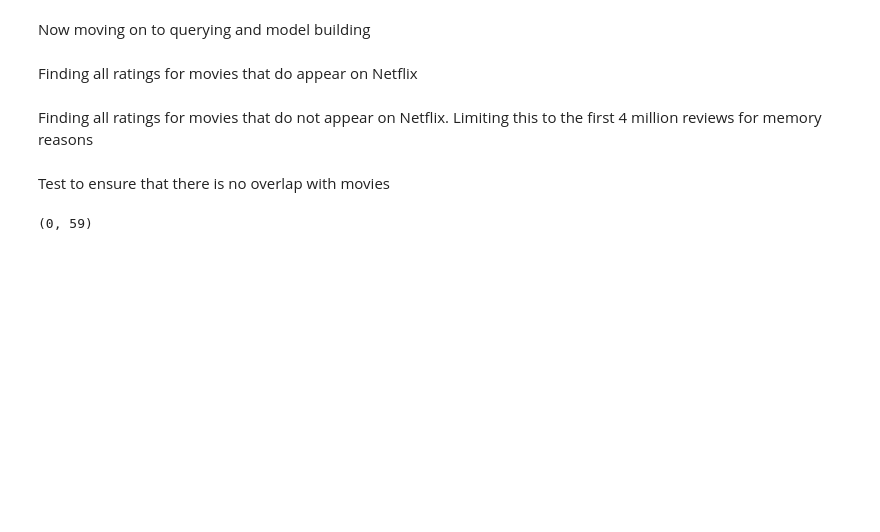
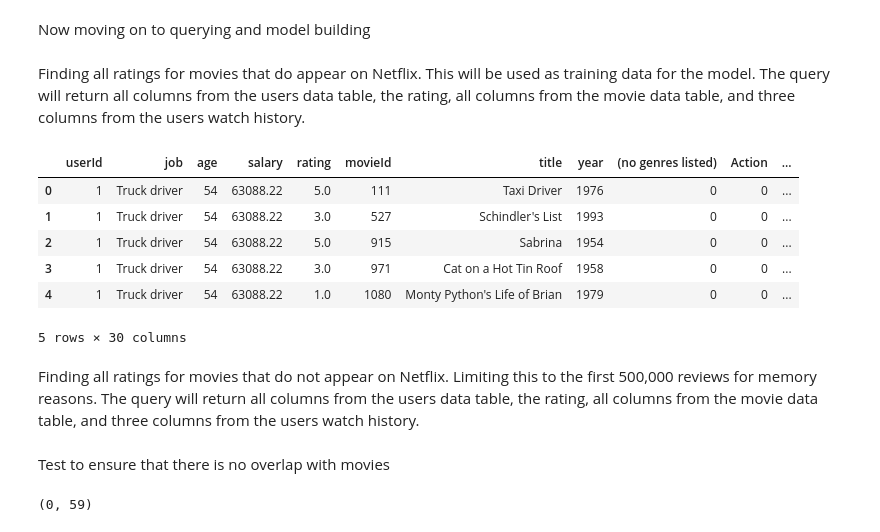
Before and after one commit to RyanErm/MovieDataset, a Jupyter notebook: pipeline.ipynb, the cells around one changed output. Drawn from its saved outputs; the diff is of its cells as text; code cells hidden in the pictures; blank space fills up the shorter version.

```diff
--- a/pipeline.ipynb
+++ b/pipeline.ipynb
@@ -201,9 +2,0 @@ mov['title'] = mov['title'].str.replace(r'\s*\(\d{4}\)$', '', regex=True)
-# %%
-# one-hot encode genres
-genres_dummies = mov['genres'].str.get_dummies(sep='|')
-
-# join back to dataframe
-mov = pd.concat([mov, genres_dummies], axis=1)
-
-#drop genres column
-mov = mov.drop(columns=['genres'])
@@ -303,0 +5,8 @@ Load them into DuckDB
+# %%
+import logging
+
+logging.basicConfig(
+    level=logging.INFO, format='%(asctime)s - %(levelname)s - %(message)s',
+    filename='pipeline.log'
+)
+logger = logging.getLogger(__name__)
@@ -316,26 +34,41 @@ con.close()
 # %% [markdown]
 Now moving on to querying and model building
-# %% [markdown]
-Finding all ratings for movies that do appear on Netflix
+# %% [markdown]
+Finding all ratings for movies that do appear on Netflix. This will be used as training data for the model. The query will return all columns from the users data table, the rating, all columns from the movie data table, and three columns from the users watch history.
 # %%
-con = duckdb.connect(database='movies.duckdb', read_only=False)
+#SQL Query
+try:
+    con = duckdb.connect(database='movies.duckdb', read_only=False)
+    #creating the database that the model will be trained upon
+    net_df = con.execute("""
+        SELECT
+            u.*,
+            r.rating,
+            m.*,
+            h.num_movies_watched, h.total_minutes_watched
+            FROM users u
+        INNER JOIN history h ON h.userId = u.userId
+        INNER JOIN rat r on r.userID = u.userId
+        INNER JOIN mov m ON m.movieId = r.movieId
+        LEFT JOIN netmov n ON n.movieId = m.movieId
+        WHERE n.movieId IS NOT NULL;
+    """).fetchdf()
+    logger.info("Netflix Data extraction")
+    con.close()
 
-#creating the database that the model will be trained upon
-net_df = con.execute("""
-    SELECT
-        u.*,
-        r.rating,
-        m.*,
-        h.num_movies_watched, h.total_minutes_watched
-        FROM users u
-    INNER JOIN history h ON h.userId = u.userId
-    INNER JOIN rat r on r.userID = u.userId
-    INNER JOIN mov m ON m.movieId = r.movieId
-    LEFT JOIN netmov n ON n.movieId = m.movieId
-    WHERE n.movieId IS NOT NULL;
-""").fetchdf()
+except Exception as e:
+    print(f"An error occurred: {e}")
+    logger.error(f"An error occurred: {e}")
 
-con.close()
+net_df.head()
+# %% [output]
+|  | userId | job | age | salary | rating | movieId | title | year | (no genres listed) | Action | ... |
+| 0 | 1 | Truck driver | 54 | 63088.22 | 5.0 | 111 | Taxi Driver | 1976 | 0 | 0 | ... |
+| 1 | 1 | Truck driver | 54 | 63088.22 | 3.0 | 527 | Schindler's List | 1993 | 0 | 0 | ... |
+| 2 | 1 | Truck driver | 54 | 63088.22 | 5.0 | 915 | Sabrina | 1954 | 0 | 0 | ... |
+| 3 | 1 | Truck driver | 54 | 63088.22 | 3.0 | 971 | Cat on a Hot Tin Roof | 1958 | 0 | 0 | ... |
+| 4 | 1 | Truck driver | 54 | 63088.22 | 1.0 | 1080 | Monty Python's Life of Brian | 1979 | 0 | 0 | ... |
+5 rows × 30 columns
 # %% [markdown]
-Finding all ratings for movies that do not appear on Netflix. Limiting this to the first 4 million reviews for memory reasons
+Finding all ratings for movies that do not appear on Netflix. Limiting this to the first 500,000 reviews for memory reasons. The query will return all columns from the users data table, the rating, all columns from the movie data table, and three columns from the users watch history.
 # %%
```
Also changed, not shown: parts of 60 cells of this notebook, 7 other files.
